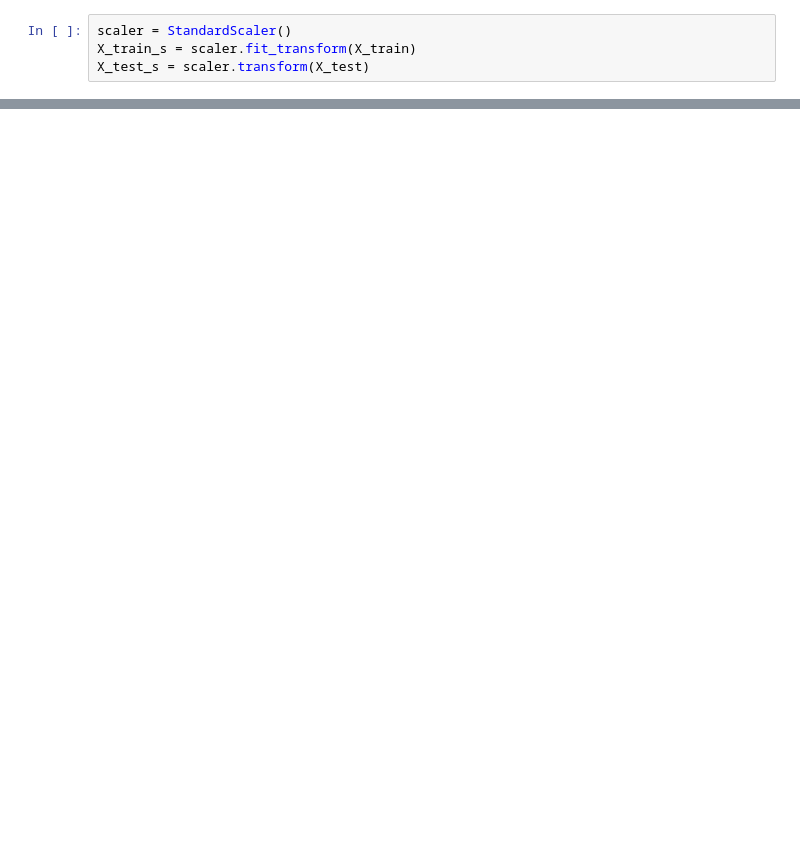
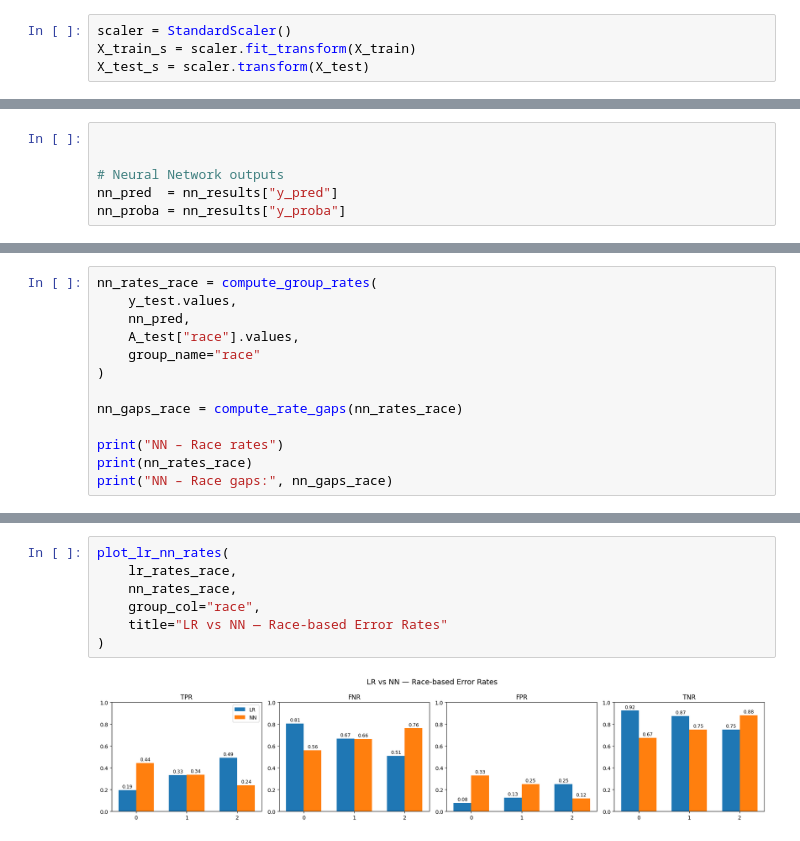
Before and after one commit to isabelle-bustamante/diabetes-fairness-ml, a Jupyter notebook: experiments/03_realistic_world.ipynb, the cells around one changed output, grey strips where cells are left out. Drawn from its saved outputs; the diff is of its cells as text; blank space fills up the shorter version.

```diff
--- a/experiments/03_realistic_world.ipynb
+++ b/experiments/03_realistic_world.ipynb
@@ -110,0 +114,6 @@ print(fair_nn)
+# %%
+
+
+# Neural Network outputs
+nn_pred  = nn_results["y_pred"]
+nn_proba = nn_results["y_proba"]
@@ -110,0 +179,13 @@ print(fair_nn)
+# %%
+nn_rates_race = compute_group_rates(
+    y_test.values,
+    nn_pred,
+    A_test["race"].values,
+    group_name="race"
+)
+
+nn_gaps_race = compute_rate_gaps(nn_rates_race)
+
+print("NN – Race rates")
+print(nn_rates_race)
+print("NN – Race gaps:", nn_gaps_race)
@@ -110,0 +306,9 @@ print(fair_nn)
+# %%
+plot_lr_nn_rates(
+    lr_rates_race,
+    nn_rates_race,
+    group_col="race",
+    title="LR vs NN — Race-based Error Rates"
+)
+# %% [output]
+[figure, added]
```
Also changed, not shown: parts of 21 cells of this notebook, 3 other files.
